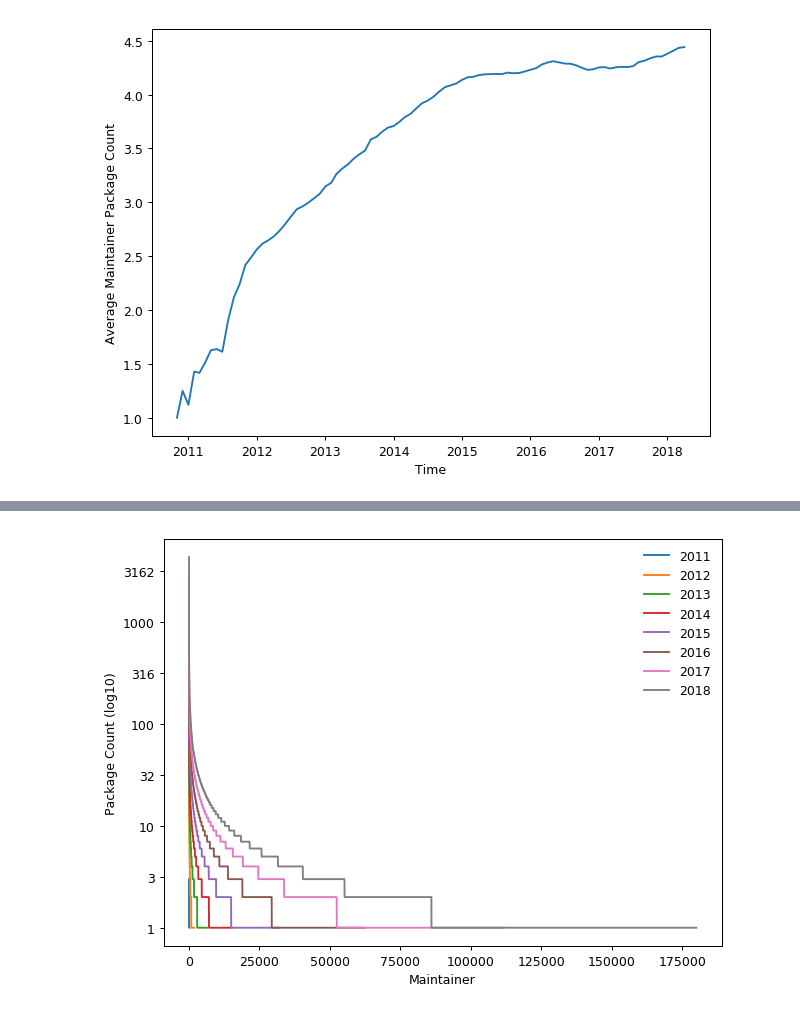
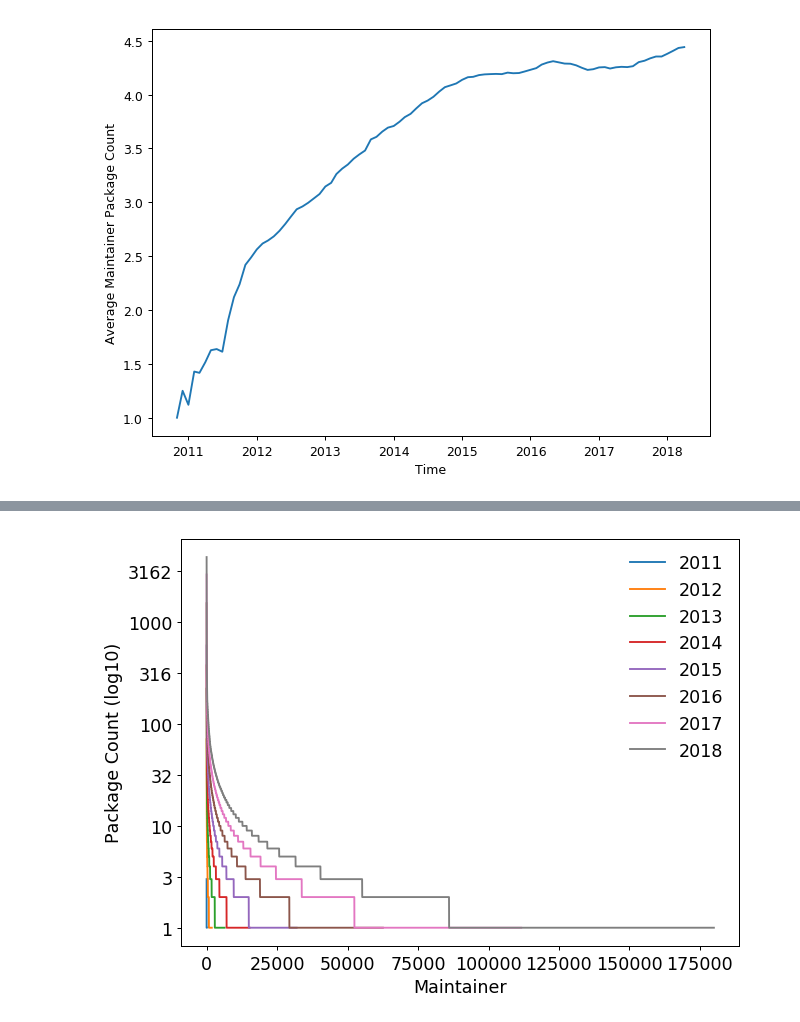
Before and after one commit to markuszm/npm-analysis, a Jupyter notebook: jupyterlab/graphs/EvolutionGraphs.ipynb, the cells around one changed output, grey strips where cells are left out. Drawn from its saved outputs; the diff is of its cells as text; code cells hidden in the pictures.

```diff
--- a/jupyterlab/graphs/EvolutionGraphs.ipynb
+++ b/jupyterlab/graphs/EvolutionGraphs.ipynb
@@ -15,10 +15,19 @@ def setIndexToDate(df, avg):
     df = df.set_index(avg["Key"])
     return df
 # %%
+import pandas as pd
+import matplotlib.pyplot as plt
+
+def transformDf(df, key):
+    df[key] = pd.to_datetime(df[key])
+    df = df.set_index(key)
+    return df
+
 # Reach
 dataAvg = pd.read_json('maintainerReach/averageMaintainerReach.json')
 averageMaintainerReach = transformDf(dataAvg, "Key")
 
+plt.rcParams.update({'font.size': 14})
 
 plt.figure(figsize=(8,6), dpi=90)
 plt.xlabel('Time')
@@ -30,4 +39,9 @@ plt.savefig("maintainerReach/averageMaintainerReach.png")
 # %%
+def setIndexToDate(df, avg):
+    avg["Key"] = pd.to_datetime(avg["Key"])
+    df = df.set_index(avg["Key"])
+    return df
+
 # Top 5 Reach
 isaacs = setIndexToDate(pd.read_json('maintainerReach/isaacs.json'), dataAvg)
 mathias = setIndexToDate(pd.read_json('maintainerReach/mathias.json'), dataAvg)
@@ -35,7 +49,9 @@ sindresorhus = setIndexToDate(pd.read_json('maintainerReach/sindresorhus.json'),
 substack = setIndexToDate(pd.read_json('maintainerReach/substack.json'), dataAvg)
 tootallnate = setIndexToDate(pd.read_json('maintainerReach/tootallnate.json'), dataAvg)
 
-plt.figure(figsize=(8,6), dpi=90)
+plt.rcParams.update({'font.size': 14})
+
+plt.figure(figsize=(9,6), dpi=90)
 plt.xlabel('Time')
 plt.ylabel('Average Maintainer Reach')
 plt.plot(isaacs["Y"], label = "isaacs")
@@ -44,5 +60,5 @@ plt.plot(sindresorhus["Y"], label = "sindresorhus")
 plt.plot(substack["Y"], label = "substack")
 plt.plot(tootallnate["Y"], label = "tootallnate")
 plt.legend(loc='best', frameon=False)
-plt.savefig("maintainerReach/top5MaintainerReach.png")
+plt.savefig("maintainerReach/top_5_reach.png")
 # %% [output]
@@ -96,27 +117,34 @@ plt.savefig("maintainerPackages/top5MaintainerPackages.png")
 # %%
 # Sorted maintainer package count
 import math
 
-sortedPackageCount = pd.read_json('maintainerPackages/sortedMaintainerPackageCount.json', typ='series')
+import pandas as pd
+import matplotlib.pyplot as plt
+
+sortedPackageCount = pd.read_json(
+    'sorted_maintainer_package_count.json', typ='series')
 sortedPackageCount
 
-plt.figure(figsize=(8,6), dpi=90)
+plt.figure(figsize=(8, 6), dpi=90)
+
+plt.rcParams.update({'font.size': 14})
 
 plt.xlabel('Maintainer')
 plt.ylabel('Package Count (log10)')
 
 plt.plot(sortedPackageCount[2011], label="2011")
 plt.plot(sortedPackageCount[2012], label="2012")
 plt.plot(sortedPackageCount[2013], label="2013")
 plt.plot(sortedPackageCount[2014], label="2014")
 plt.plot(sortedPackageCount[2015], label="2015")
 plt.plot(sortedPackageCount[2016], label="2016")
 plt.plot(sortedPackageCount[2017], label="2017")
 plt.plot(sortedPackageCount[2018], label="2018")
 
-plt.gca().set_yticklabels(['{:.0f}'.format(math.pow(10,x)) for x in plt.gca().get_yticks()])
+plt.gca().set_yticklabels(['{:.0f}'.format(math.pow(10, x))
+                           for x in plt.gca().get_yticks()])
 
 plt.legend(loc='best', frameon=False)
-plt.savefig("maintainerPackages/sortedMaintainerPackageCount.png")
+plt.savefig("sorted_maintainer_package_count.png")
 # %% [output]
-[figure, old version]
+[figure, new version]
```
Also changed, not shown: parts of 3 cells of this notebook, 4 other files.
